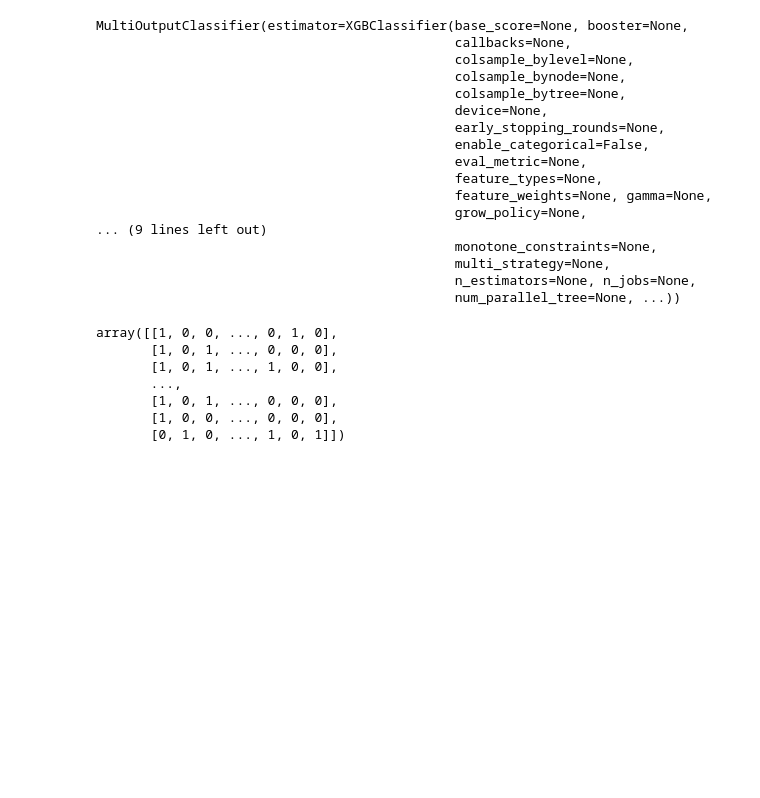
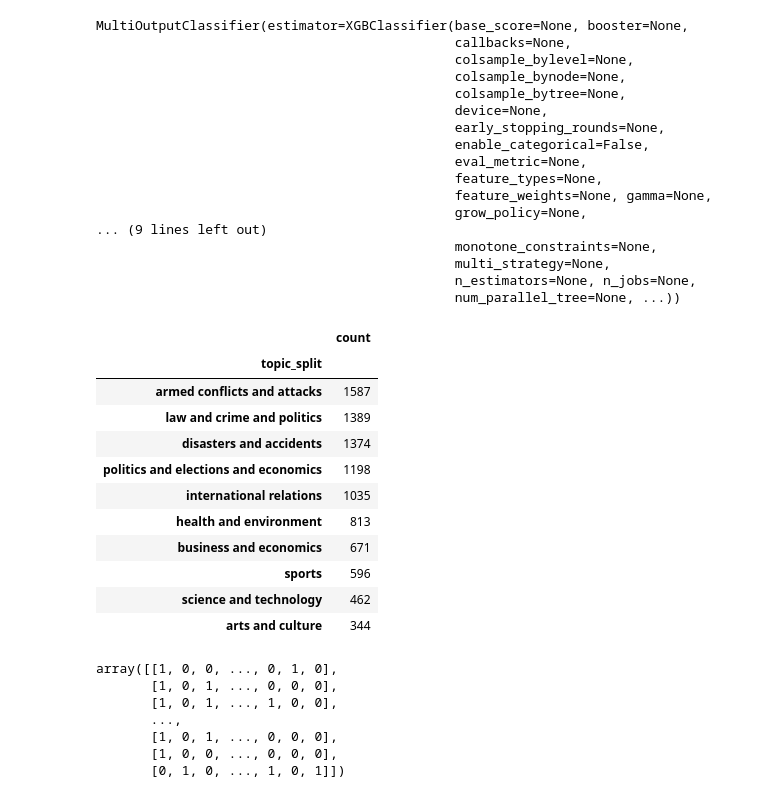
Before and after one commit to Thomas-Nguyen12/NewsApplication, a Jupyter notebook: notebooks/analyse_clean_df.ipynb, the cells around one changed output. Saved outputs shown, nothing was run; the diff lists cells and outputs as text; code cells hidden in the pictures; blank space fills up the shorter version.

```diff
--- a/notebooks/analyse_clean_df.ipynb
+++ b/notebooks/analyse_clean_df.ipynb
@@ -277,3 +277,18 @@ MultiOutputClassifier(estimator=XGBClassifier(base_score=None, booster=None,
                                               multi_strategy=None,
                                               n_estimators=None, n_jobs=None,
                                               num_parallel_tree=None, ...))
+# %%
+pd.DataFrame(topic_counts)
+# %% [output]
+|  | count |
+| topic_split |  |
+| armed conflicts and attacks | 1587 |
+| law and crime and politics | 1389 |
+| disasters and accidents | 1374 |
+| politics and elections and economics | 1198 |
+| international relations | 1035 |
+| health and environment | 813 |
+| business and economics | 671 |
+| sports | 596 |
+| science and technology | 462 |
+| arts and culture | 344 |
```
Also changed, not shown: parts of 3 cells of this notebook, 8 other files.
